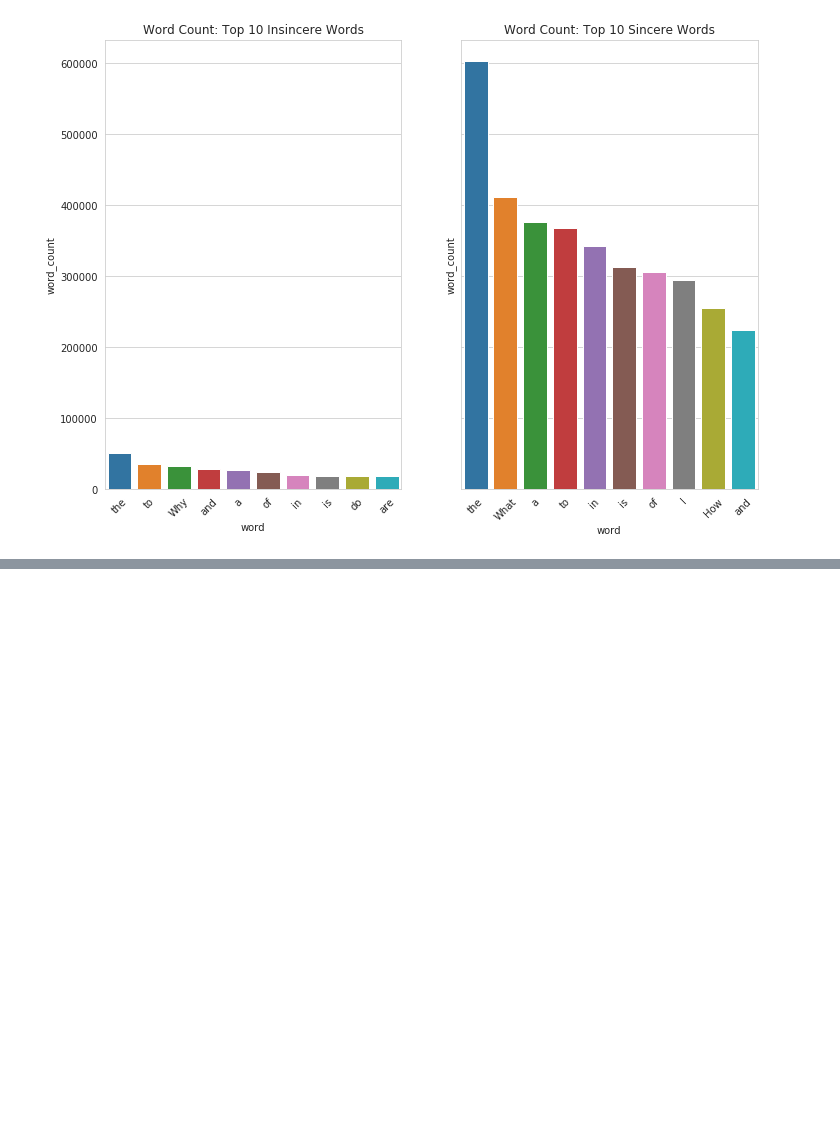
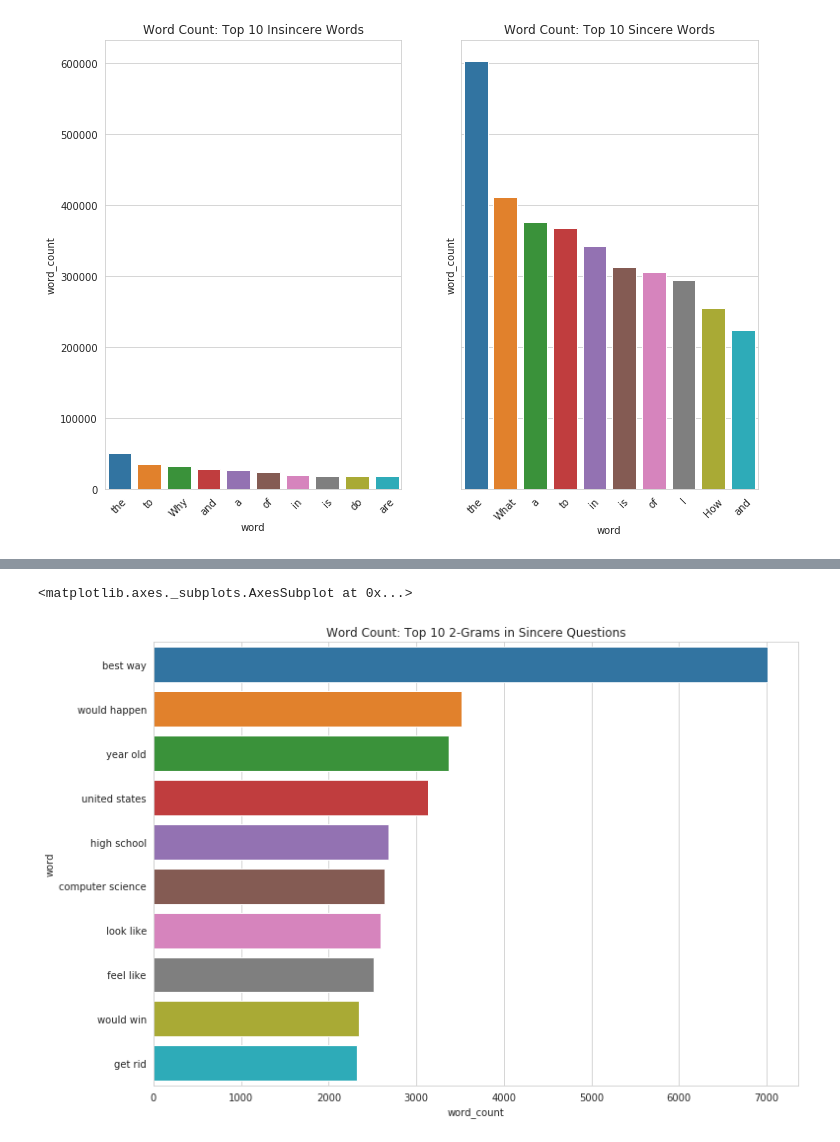
Before and after one commit to MrAHenning/kaggle, a Jupyter notebook: data_explorer.ipynb, the cells around one changed output, grey strips where cells are left out. Saved outputs shown, nothing was run; the diff lists cells and outputs as text; code cells hidden in the pictures; blank space fills up the shorter version.

```diff
--- a/data_explorer.ipynb
+++ b/data_explorer.ipynb
@@ -254,0 +302,14 @@ sincere['question_text_2gram'] = sincere['question_text'].apply(
+# %%
+sincere_grams_list = []
+for row in sincere_grams_df['question_text']:
+    for n_gram in row:
+        sincere_grams_list.append(n_gram)
+# %%
+sincere_grams_dictionary = Counter(sincere_grams_list)
+# %%
+sincere_grams_df = pd.DataFrame.from_dict(sincere_grams_dictionary, orient='index')
+sincere_grams_df.columns = ['word_count']
+sincere_grams_df.sort_values(by = ['word_count'], inplace = True, ascending = False)
+sincere_grams_df.reset_index(inplace = True)
+sincere_grams_df.columns = ['word', 'word_count']
+sincere_grams_df.head()
@@ -254,0 +323,7 @@ sincere['question_text_2gram'] = sincere['question_text'].apply(
+# %%
+words_selected = 10
+plt.title("Word Count: Top " + str(words_selected) + " 2-Grams in Sincere Questions")
+sns.barplot(x = 'word_count', y = 'word', data = sincere_grams_df.head(words_selected))
+# %% [output]
+<matplotlib.axes._subplots.AxesSubplot at 0x...>
+[figure, added]
```
Also changed, not shown: parts of 13 cells of this notebook.
